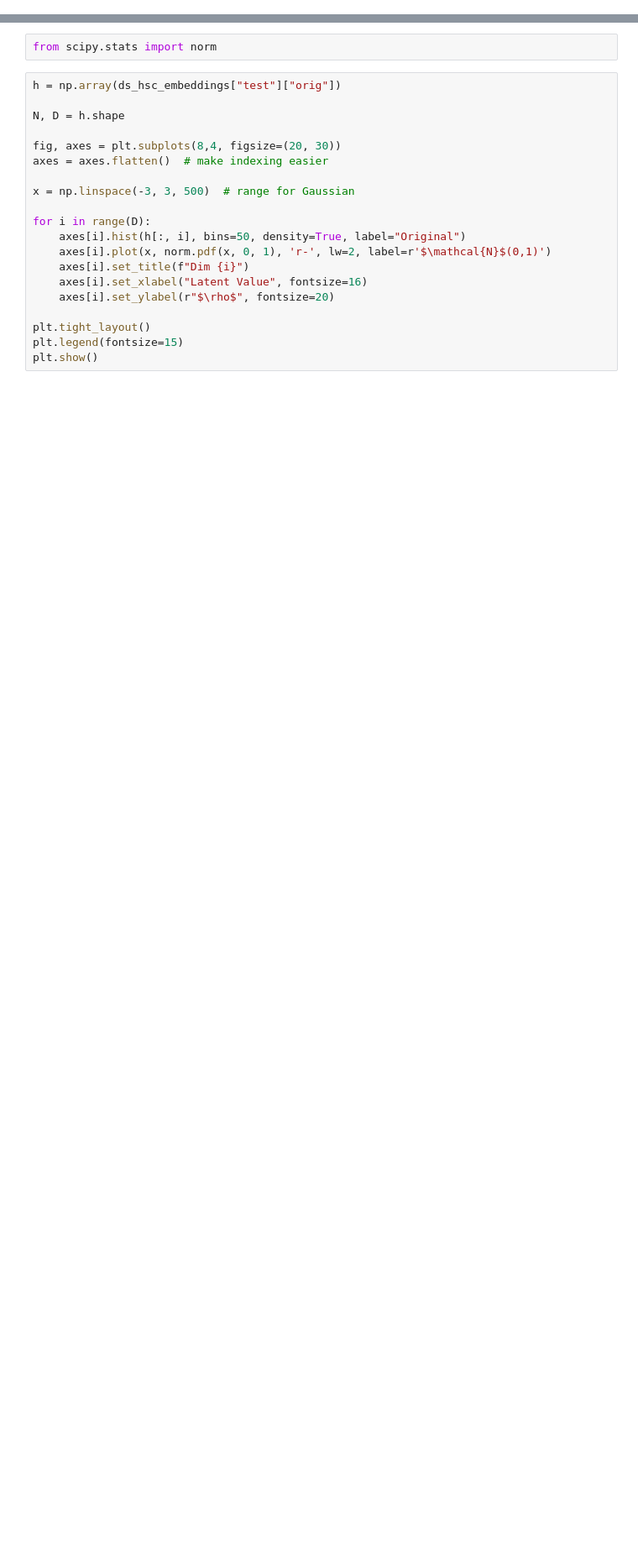
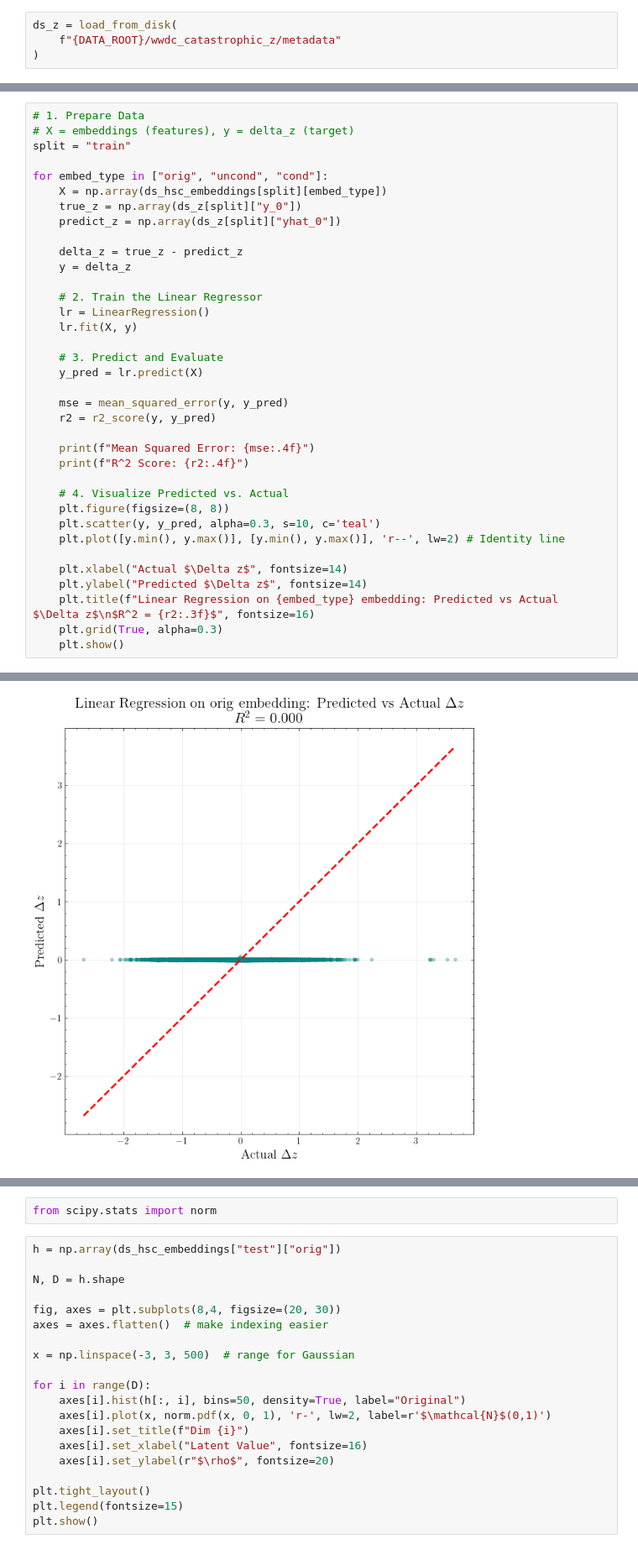
Before and after one commit to Birr0/wwdc_redshift_catastrophic_outliers, a Jupyter notebook: examples/embeddings.ipynb, the cells around one changed output, grey strips where cells are left out. Shown at 84% size. Drawn from its saved outputs; the diff is of its cells as text; blank space fills up the shorter version.

Commit message:
Examples: predicting z residual from the HSC embedding

```diff
--- a/examples/embeddings.ipynb
+++ b/examples/embeddings.ipynb
@@ -35,0 +50,4 @@ Dataset({
+# %%
+ds_z = load_from_disk(
+    f"{DATA_ROOT}/wwdc_catastrophic_z/metadata"
+)
@@ -35,0 +58,37 @@ Dataset({
+# %%
+# 1. Prepare Data
+# X = embeddings (features), y = delta_z (target)
+split = "train"
+
+for embed_type in ["orig", "uncond", "cond"]:
+    X = np.array(ds_hsc_embeddings[split][embed_type])
+    true_z = np.array(ds_z[split]["y_0"])
+    predict_z = np.array(ds_z[split]["yhat_0"])
+
+    delta_z = true_z - predict_z
+    y = delta_z
+
+    # 2. Train the Linear Regressor
+    lr = LinearRegression()
+    lr.fit(X, y)
+
+    # 3. Predict and Evaluate
+    y_pred = lr.predict(X)
+
+    mse = mean_squared_error(y, y_pred)
+    r2 = r2_score(y, y_pred)
+
+    print(f"Mean Squared Error: {mse:.4f}")
+    print(f"R^2 Score: {r2:.4f}")
+
+    # 4. Visualize Predicted vs. Actual
+    plt.figure(figsize=(8, 8))
+    plt.scatter(y, y_pred, alpha=0.3, s=10, c='teal')
+    plt.plot([y.min(), y.max()], [y.min(), y.max()], 'r--', lw=2) # Identity line
+
+    plt.xlabel("Actual $\Delta z$", fontsize=14)
+    plt.ylabel("Predicted $\Delta z$", fontsize=14)
+    plt.title(f"Linear Regression on {embed_type} embedding: Predicted vs Actual $\Delta z$\n$R^2 = {r2:.3f}$", fontsize=16)
+    plt.grid(True, alpha=0.3)
+    plt.show()
+# %% [output]
@@ -35,0 +97 @@ Dataset({
+[figure, added]
```
Also changed, not shown: parts of 9 cells of this notebook.
